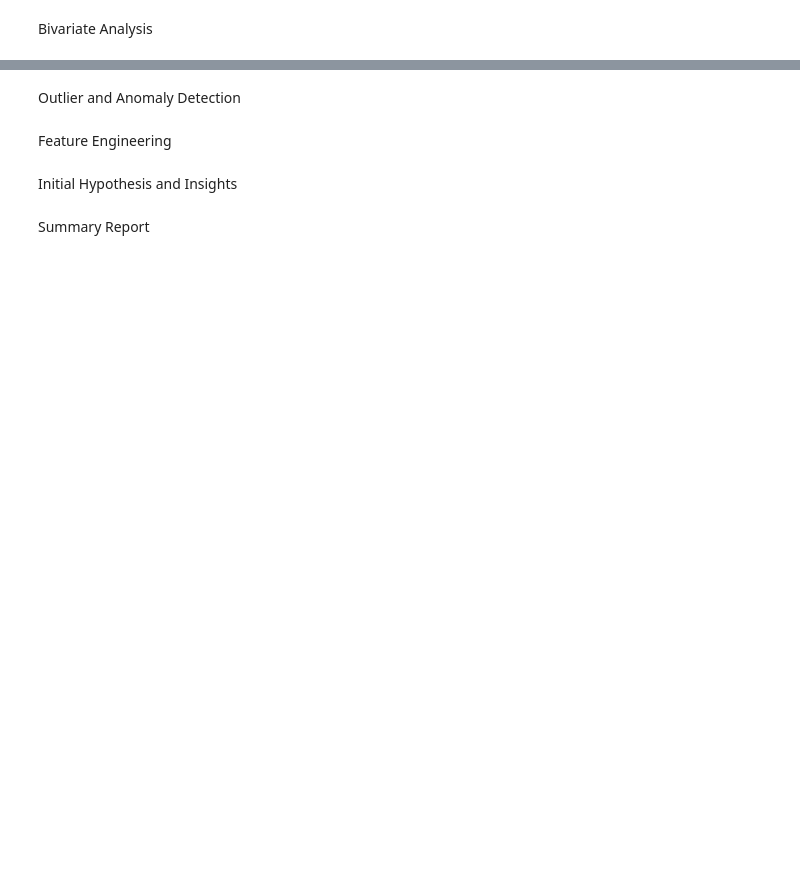
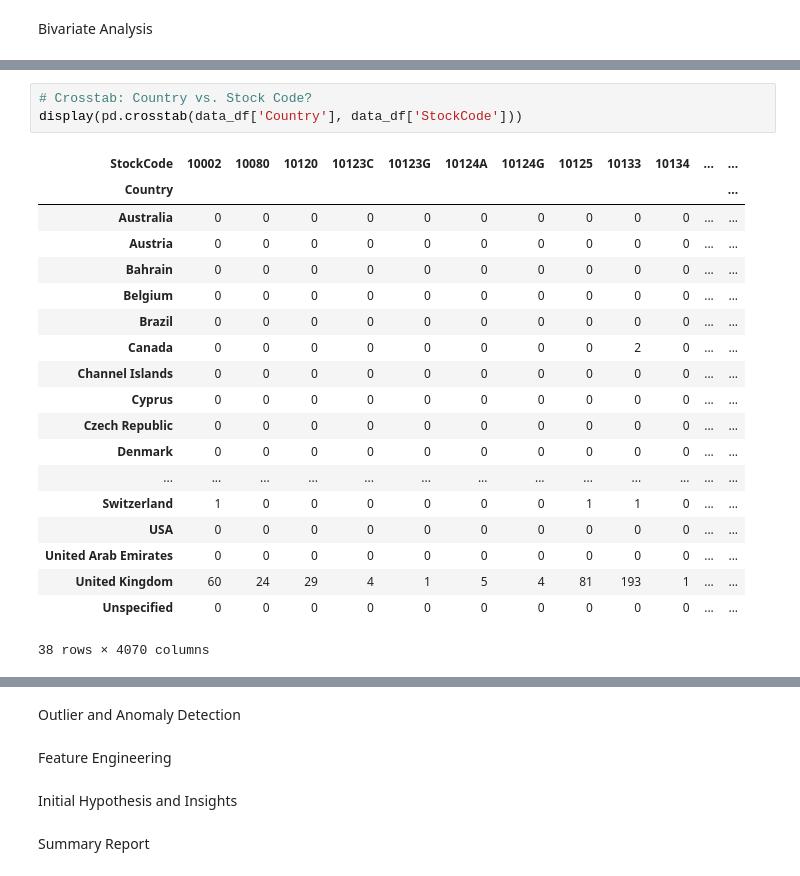
Before and after one commit to theozel-john-bringino/ml-projects-portfolio, a Jupyter notebook: exploratory_data_analysis/e-commerce_data/e-commerce_data_eda.ipynb, the cells around one changed output, grey strips where cells are left out. Cells and saved outputs as stored; diff of their text form; blank space fills up the shorter version.

```diff
--- a/exploratory_data_analysis/e-commerce_data/e-commerce_data_eda.ipynb
+++ b/exploratory_data_analysis/e-commerce_data/e-commerce_data_eda.ipynb
@@ -165,0 +187,23 @@ Bivariate Analysis
+# %%
+# Crosstab: Country vs. Stock Code?
+display(pd.crosstab(data_df['Country'], data_df['StockCode']))
+# %% [output]
+| StockCode | 10002 | 10080 | 10120 | 10123C | 10123G | 10124A | 10124G | 10125 | 10133 | 10134 | ... | ... |
+| Country |  |  |  |  |  |  |  |  |  |  |  | ... |
+| Australia | 0 | 0 | 0 | 0 | 0 | 0 | 0 | 0 | 0 | 0 | ... | ... |
+| Austria | 0 | 0 | 0 | 0 | 0 | 0 | 0 | 0 | 0 | 0 | ... | ... |
+| Bahrain | 0 | 0 | 0 | 0 | 0 | 0 | 0 | 0 | 0 | 0 | ... | ... |
+| Belgium | 0 | 0 | 0 | 0 | 0 | 0 | 0 | 0 | 0 | 0 | ... | ... |
+| Brazil | 0 | 0 | 0 | 0 | 0 | 0 | 0 | 0 | 0 | 0 | ... | ... |
+| Canada | 0 | 0 | 0 | 0 | 0 | 0 | 0 | 0 | 2 | 0 | ... | ... |
+| Channel Islands | 0 | 0 | 0 | 0 | 0 | 0 | 0 | 0 | 0 | 0 | ... | ... |
+| Cyprus | 0 | 0 | 0 | 0 | 0 | 0 | 0 | 0 | 0 | 0 | ... | ... |
+| Czech Republic | 0 | 0 | 0 | 0 | 0 | 0 | 0 | 0 | 0 | 0 | ... | ... |
+| Denmark | 0 | 0 | 0 | 0 | 0 | 0 | 0 | 0 | 0 | 0 | ... | ... |
+| ... | ... | ... | ... | ... | ... | ... | ... | ... | ... | ... | ... | ... |
+| Switzerland | 1 | 0 | 0 | 0 | 0 | 0 | 0 | 1 | 1 | 0 | ... | ... |
+| USA | 0 | 0 | 0 | 0 | 0 | 0 | 0 | 0 | 0 | 0 | ... | ... |
+| United Arab Emirates | 0 | 0 | 0 | 0 | 0 | 0 | 0 | 0 | 0 | 0 | ... | ... |
+| United Kingdom | 60 | 24 | 29 | 4 | 1 | 5 | 4 | 81 | 193 | 1 | ... | ... |
+| Unspecified | 0 | 0 | 0 | 0 | 0 | 0 | 0 | 0 | 0 | 0 | ... | ... |
+38 rows × 4070 columns
```
Also changed, not shown: parts of 16 cells of this notebook.
